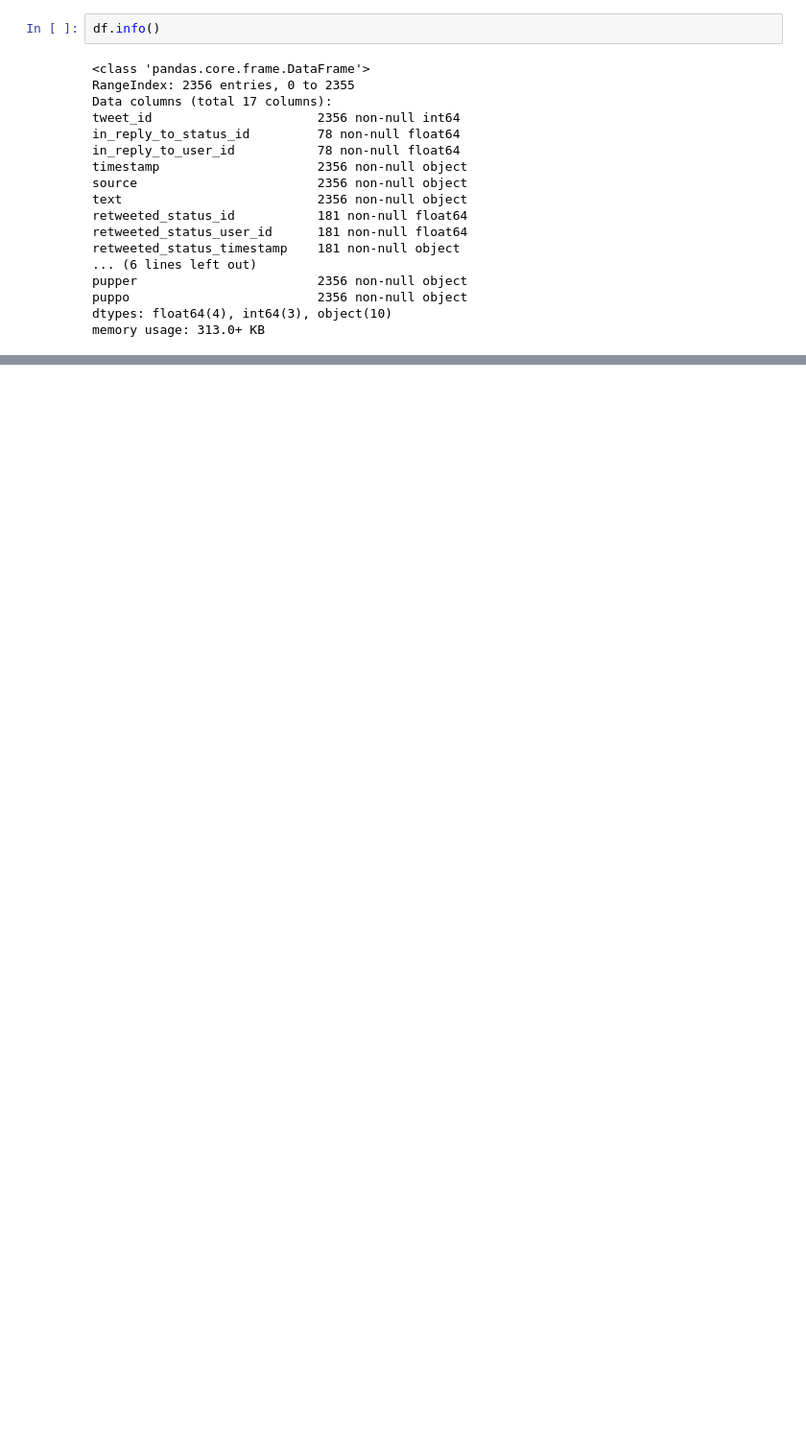
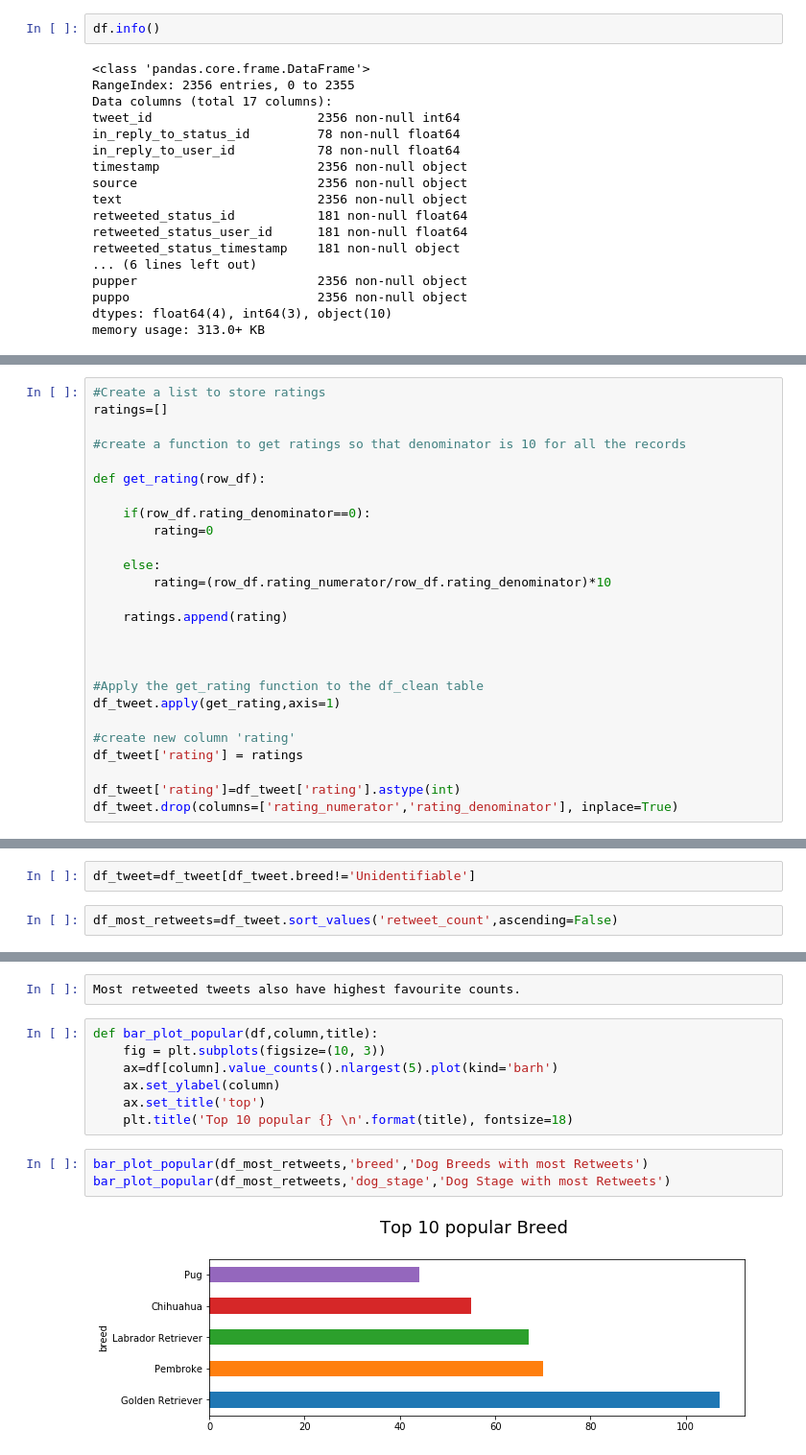
Before and after one commit to aks-mahale/Wrangle-Analyze-Twitter-Data, a Jupyter notebook: wrangle_act.ipynb, the cells around one changed output, grey strips where cells are left out. Shown: that part at 96% size. Saved outputs shown, nothing was run; the diff lists cells and outputs as text; blank space fills up the shorter version.

```diff
--- a/wrangle_act.ipynb
+++ b/wrangle_act.ipynb
@@ -136,0 +743,26 @@ image_prediction_df
+# %%
+#Create a list to store ratings
+ratings=[]
+
+#create a function to get ratings so that denominator is 10 for all the records
+
+def get_rating(row_df):
+
+    if(row_df.rating_denominator==0):
+        rating=0
+
+    else:
+        rating=(row_df.rating_numerator/row_df.rating_denominator)*10
+
+    ratings.append(rating)
+
+
+
+#Apply the get_rating function to the df_clean table
+df_tweet.apply(get_rating,axis=1)
+
+#create new column 'rating'
+df_tweet['rating'] = ratings
+
+df_tweet['rating']=df_tweet['rating'].astype(int)
+df_tweet.drop(columns=['rating_numerator','rating_denominator'], inplace=True)
@@ -136,0 +1013,4 @@ image_prediction_df
+# %%
+df_tweet=df_tweet[df_tweet.breed!='Unidentifiable']
+# %%
+df_most_retweets=df_tweet.sort_values('retweet_count',ascending=False)
@@ -136,0 +1035,14 @@ image_prediction_df
+# %%
+Most retweeted tweets also have highest favourite counts.
+# %%
+def bar_plot_popular(df,column,title):
+    fig = plt.subplots(figsize=(10, 3))
+    ax=df[column].value_counts().nlargest(5).plot(kind='barh')
+    ax.set_ylabel(column)
+    ax.set_title('top')
+    plt.title('Top 10 popular {} \n'.format(title), fontsize=18)
+# %%
+bar_plot_popular(df_most_retweets,'breed','Dog Breeds with most Retweets')
+bar_plot_popular(df_most_retweets,'dog_stage','Dog Stage with most Retweets')
+# %% [output]
+[figure, added]
```
Also changed, not shown: parts of 157 cells of this notebook, 1 other file.
